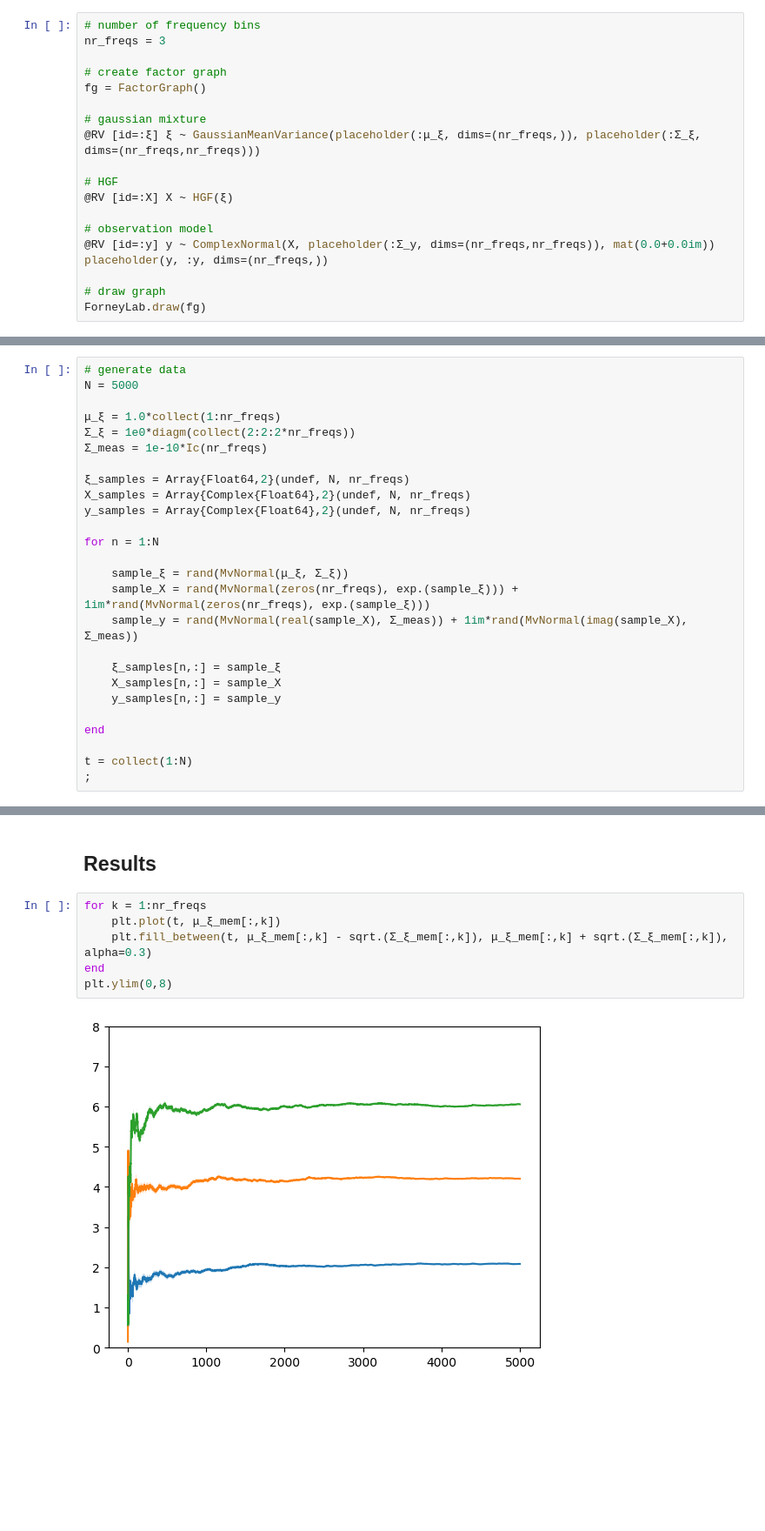
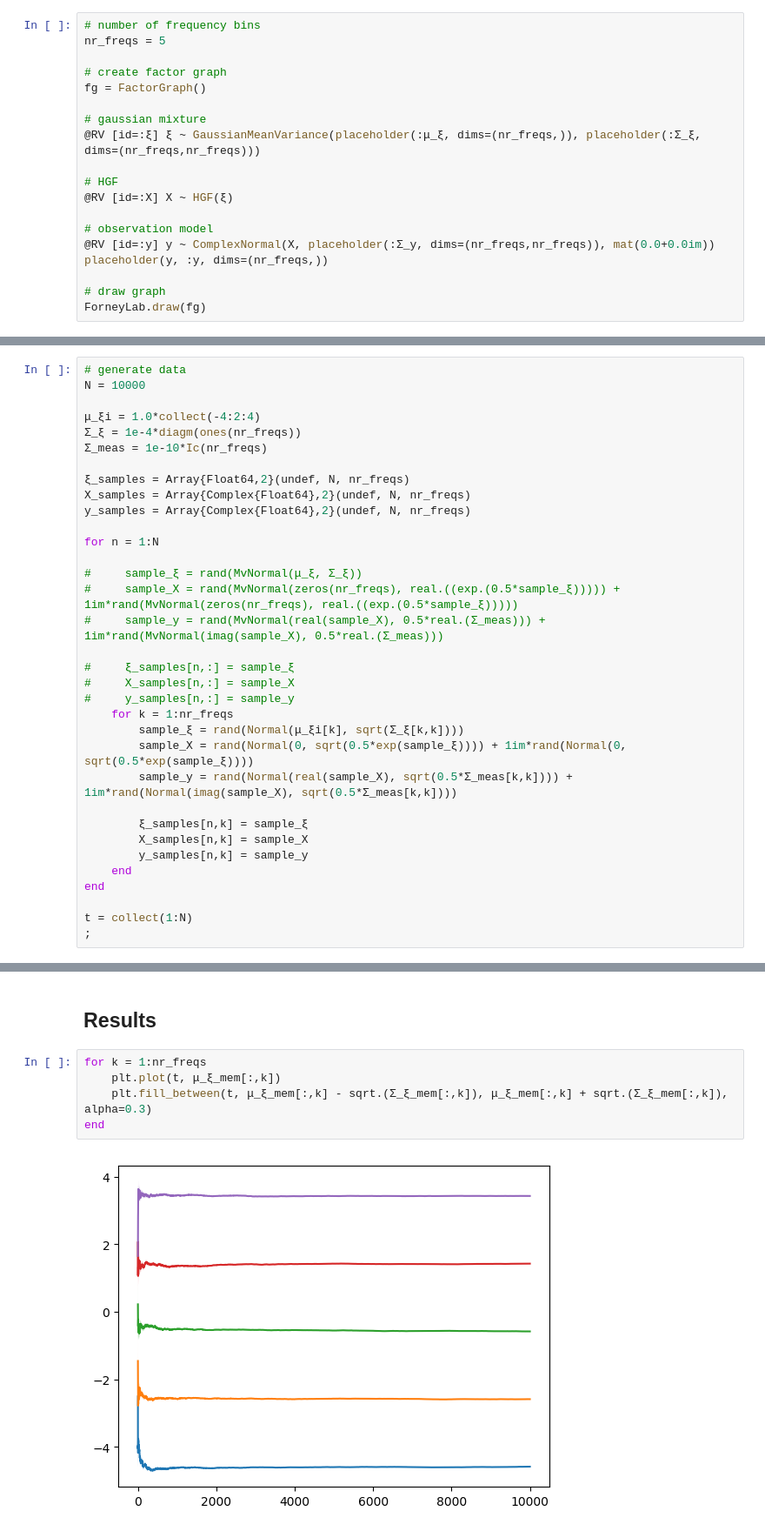
Before and after one commit to biaslab/SituatedSoundscaping, a Jupyter notebook: log-power_modelling/GSMM_HGF_complex.ipynb, the cells around one changed output, grey strips where cells are left out. Shown at 87% size. Saved outputs shown, nothing was run; the diff lists cells and outputs as text; blank space fills up the shorter version.

```diff
--- a/log-power_modelling/GSMM_HGF_complex.ipynb
+++ b/log-power_modelling/GSMM_HGF_complex.ipynb
@@ -197,7 +197,7 @@ ruleVariationalHGFIn1PN (generic function with 1 method)
 ## Factor graph
 # %%
 # number of frequency bins
-nr_freqs = 3
+nr_freqs = 5
 
 # create factor graph
 fg = FactorGraph()
@@ -220,10 +220,10 @@ ForneyLab.draw(fg)
 ## Data generation
 # %%
 # generate data
-N = 5000
+N = 10000
 
-μ_ξ = 1.0*collect(1:nr_freqs)
-Σ_ξ = 1e0*diagm(collect(2:2:2*nr_freqs))
+μ_ξi = 1.0*collect(-4:2:4)
+Σ_ξ = 1e-4*diagm(ones(nr_freqs))
 Σ_meas = 1e-10*Ic(nr_freqs)
 
 ξ_samples = Array{Float64,2}(undef, N, nr_freqs)
@@ -232,14 +232,22 @@ y_samples = Array{Complex{Float64},2}(undef, N, nr_freqs)
 
 for n = 1:N
 
-    sample_ξ = rand(MvNormal(μ_ξ, Σ_ξ))
-    sample_X = rand(MvNormal(zeros(nr_freqs), exp.(sample_ξ))) + 1im*rand(MvNormal(zeros(nr_freqs), exp.(sample_ξ)))
-    sample_y = rand(MvNormal(real(sample_X), Σ_meas)) + 1im*rand(MvNormal(imag(sample_X), Σ_meas))
+#     sample_ξ = rand(MvNormal(μ_ξ, Σ_ξ))
+#     sample_X = rand(MvNormal(zeros(nr_freqs), real.((exp.(0.5*sample_ξ))))) + 1im*rand(MvNormal(zeros(nr_freqs), real.((exp.(0.5*sample_ξ)))))
+#     sample_y = rand(MvNormal(real(sample_X), 0.5*real.(Σ_meas))) + 1im*rand(MvNormal(imag(sample_X), 0.5*real.(Σ_meas)))
 
-    ξ_samples[n,:] = sample_ξ
-    X_samples[n,:] = sample_X
-    y_samples[n,:] = sample_y
+#     ξ_samples[n,:] = sample_ξ
+#     X_samples[n,:] = sample_X
+#     y_samples[n,:] = sample_y
+    for k = 1:nr_freqs
+        sample_ξ = rand(Normal(μ_ξi[k], sqrt(Σ_ξ[k,k])))
+        sample_X = rand(Normal(0, sqrt(0.5*exp(sample_ξ)))) + 1im*rand(Normal(0, sqrt(0.5*exp(sample_ξ))))
+        sample_y = rand(Normal(real(sample_X), sqrt(0.5*Σ_meas[k,k]))) + 1im*rand(Normal(imag(sample_X), sqrt(0.5*Σ_meas[k,k])))
 
+        ξ_samples[n,k] = sample_ξ
+        X_samples[n,k] = sample_X
+        y_samples[n,k] = sample_y
+    end
 end
 
 t = collect(1:N)
@@ -326,8 +399,7 @@ end
 # %%
 for k = 1:nr_freqs
     plt.plot(t, μ_ξ_mem[:,k])
     plt.fill_between(t, μ_ξ_mem[:,k] - sqrt.(Σ_ξ_mem[:,k]), μ_ξ_mem[:,k] + sqrt.(Σ_ξ_mem[:,k]), alpha=0.3)
 end
-plt.ylim(0,8)
 # %% [output]
-[figure, old version]
+[figure, new version]
```
Also changed, not shown: parts of 22 cells of this notebook, 1 other file.
